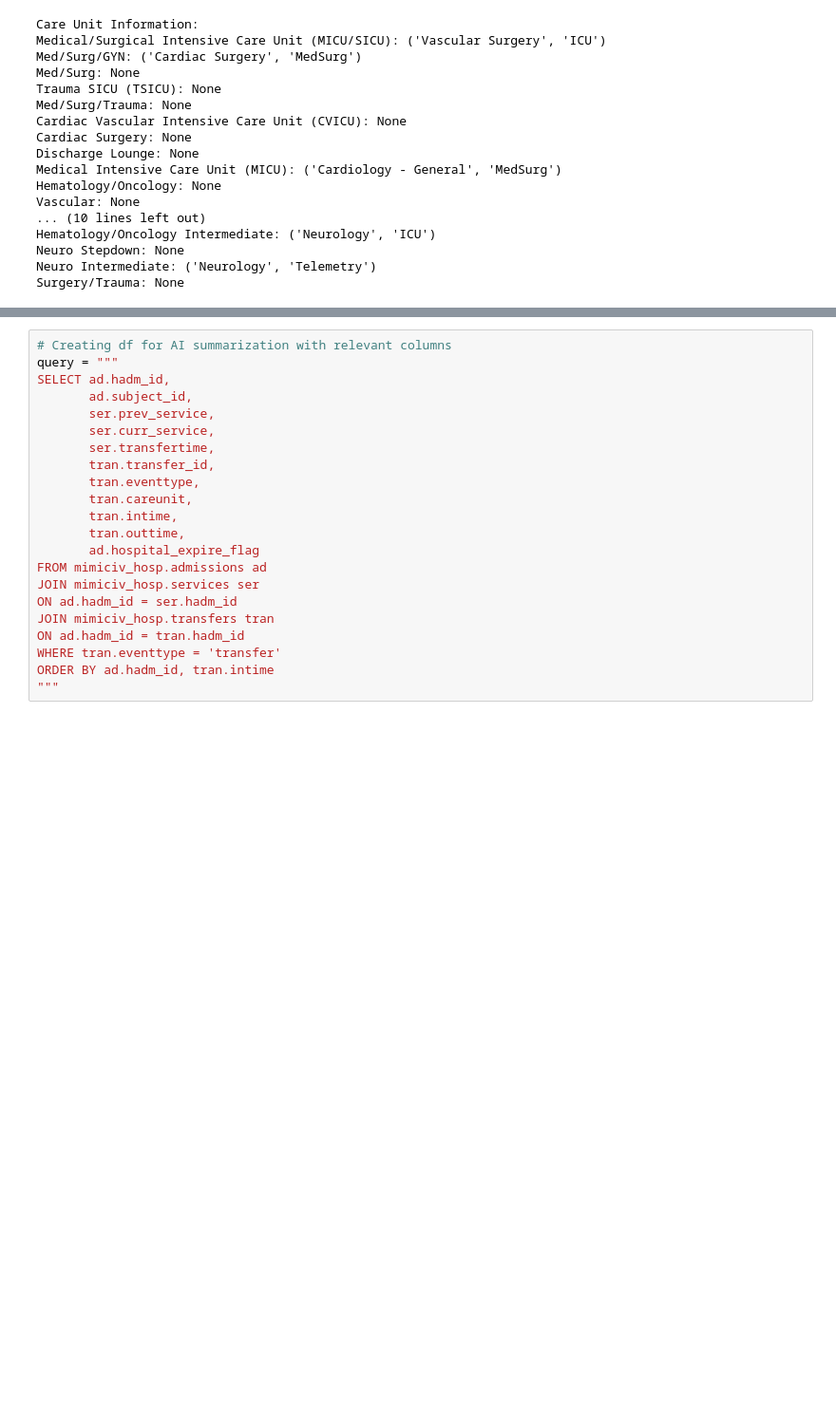
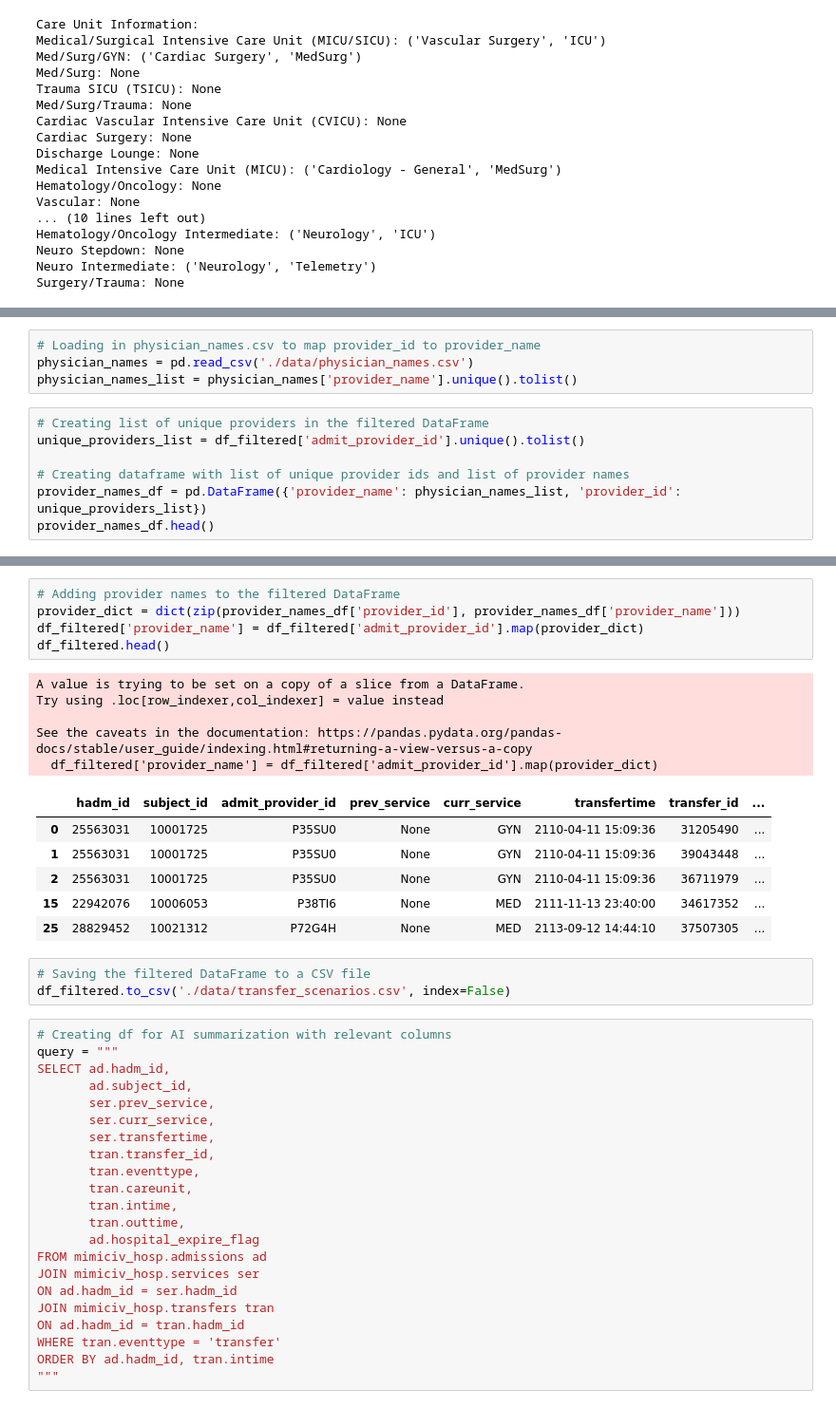
Before and after one commit to giulioelmi/AI-transfer, a Jupyter notebook: mimiciv.ipynb, the cells around one changed output, grey strips where cells are left out. Shown at 95% size. Cells and saved outputs as stored; diff of their text form; blank space fills up the shorter version.

```diff
--- a/mimiciv.ipynb
+++ b/mimiciv.ipynb
@@ -286,0 +294,11 @@ See the caveats in the documentation: https://pandas.pydata.org/pandas-docs/stab
+# %%
+# Loading in physician_names.csv to map provider_id to provider_name
+physician_names = pd.read_csv('./data/physician_names.csv')
+physician_names_list = physician_names['provider_name'].unique().tolist()
+# %%
+# Creating list of unique providers in the filtered DataFrame
+unique_providers_list = df_filtered['admit_provider_id'].unique().tolist()
+
+# Creating dataframe with list of unique provider ids and list of provider names
+provider_names_df = pd.DataFrame({'provider_name': physician_names_list, 'provider_id': unique_providers_list})
+provider_names_df.head()
@@ -287,3 +312,23 @@ See the caveats in the documentation: https://pandas.pydata.org/pandas-docs/stab
+# %%
+# Adding provider names to the filtered DataFrame
+provider_dict = dict(zip(provider_names_df['provider_id'], provider_names_df['provider_name']))
+df_filtered['provider_name'] = df_filtered['admit_provider_id'].map(provider_dict)
+df_filtered.head()
+# %% [output]
+A value is trying to be set on a copy of a slice from a DataFrame.
+Try using .loc[row_indexer,col_indexer] = value instead
+
+See the caveats in the documentation: https://pandas.pydata.org/pandas-docs/stable/user_guide/indexing.html#returning-a-view-versus-a-copy
+  df_filtered['provider_name'] = df_filtered['admit_provider_id'].map(provider_dict)
+|  | hadm_id | subject_id | admit_provider_id | prev_service | curr_service | transfertime | transfer_id | ... |
+| 0 | 25563031 | 10001725 | P35SU0 | None | GYN | 2110-04-11 15:09:36 | 31205490 | ... |
+| 1 | 25563031 | 10001725 | P35SU0 | None | GYN | 2110-04-11 15:09:36 | 39043448 | ... |
+| 2 | 25563031 | 10001725 | P35SU0 | None | GYN | 2110-04-11 15:09:36 | 36711979 | ... |
+| 15 | 22942076 | 10006053 | P38TI6 | None | MED | 2111-11-13 23:40:00 | 34617352 | ... |
+| 25 | 28829452 | 10021312 | P72G4H | None | MED | 2113-09-12 14:44:10 | 37507305 | ... |
+# %%
+# Saving the filtered DataFrame to a CSV file
+df_filtered.to_csv('./data/transfer_scenarios.csv', index=False)
 # %%
 # Creating df for AI summarization with relevant columns
 query = """
```
Also changed, not shown: parts of 6 cells of this notebook, 2 other files.
